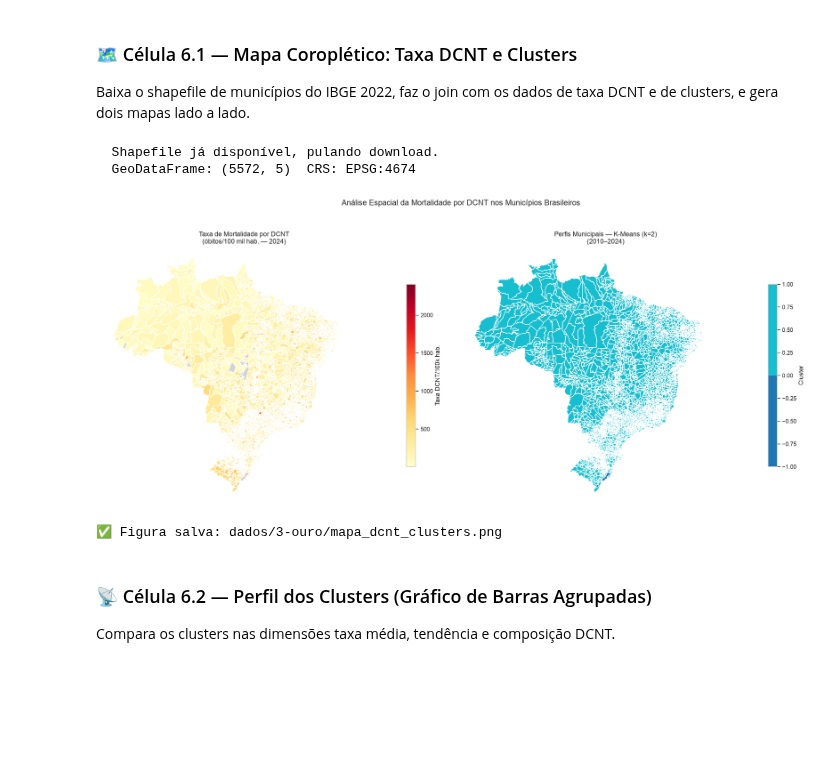
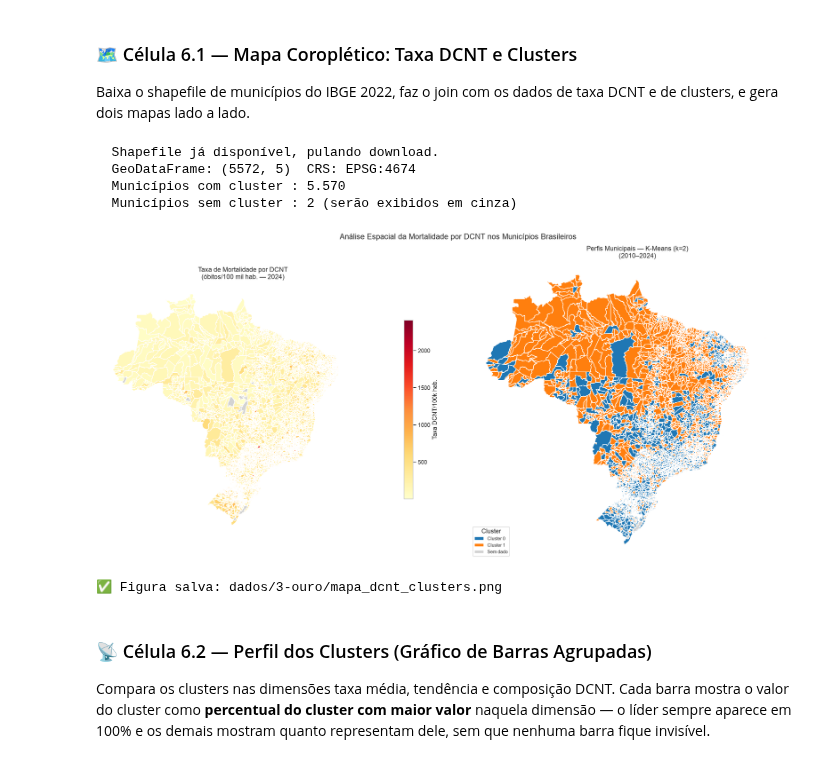
Before and after one commit to RodrigoVelez/mpti-cd_202601-projeto, a Jupyter notebook: projeto_cd_2026_01.ipynb, the cells around one changed output. Cells and saved outputs as stored; diff of their text form; code cells hidden in the pictures; blank space fills up the shorter version.

```diff
--- a/projeto_cd_2026_01.ipynb
+++ b/projeto_cd_2026_01.ipynb
@@ -2450,6 +2479,8 @@ e de clusters, e gera dois mapas lado a lado.
 import geopandas as gpd
 import zipfile, io, ssl
 from urllib.request import urlopen
+from matplotlib.patches import Patch
+from matplotlib.colors import BoundaryNorm
 
 SHAPE_DIR = Path('dados/shapefiles')
 SHAPE_DIR.mkdir(parents=True, exist_ok=True)
@@ -2459,7 +2490,6 @@ SHAPE_SHP = SHAPE_DIR / 'BR_Municipios_2022.shp'
 if not SHAPE_SHP.exists():
     print('Baixando shapefile de municípios do IBGE 2022...')
     url = 'https://geoftp.ibge.gov.br/organizacao_do_territorio/malhas_territoriais/malhas_municipais/municipio_2022/Brasil/BR/BR_Municipios_2022.zip'
-    # Contexto sem verificação de certificado — necessário no macOS/Python 3.13
     ctx = ssl.create_default_context()
     ctx.check_hostname = False
     ctx.verify_mode = ssl.CERT_NONE
@@ -2474,7 +2504,7 @@ else:
 geo = gpd.read_file(SHAPE_SHP)
 print(f'  GeoDataFrame: {geo.shape}  CRS: {geo.crs}')
 
-# ── Prepara chaves de join ─────────────────────────────────────────────────────
+# ── Prepara chaves de join ────────────────────────────────────────────────────
 # Shapefile IBGE usa CD_MUN (7 dígitos); features usa codigo_municipio (6 dígitos)
 geo['cod6'] = geo['CD_MUN'].str[:6]
 
@@ -2485,45 +2515,66 @@ geo_merged = geo.merge(taxa_2024, left_on='cod6', right_on='codigo_municipio', h
 geo_merged = geo_merged.merge(
     features[['codigo_municipio','cluster']],
     left_on='cod6', right_on='codigo_municipio', how='left', suffixes=('','_feat'))
+
+# Mantém cluster como float com NaN — o geopandas usa missing_kwds para pintar de cinza
+geo_merged['cluster_plot'] = geo_merged['cluster'].astype('float')
+
+n_sem_cluster = geo_merged['cluster_plot'].isna().sum()
+print(f'  Municípios com cluster : {br(geo_merged["cluster_plot"].notna().sum())}')
+print(f'  Municípios sem cluster : {br(n_sem_cluster)} (serão exibidos em cinza)')
+
+# ── Paleta discreta para clusters ─────────────────────────────────────────────
+CORES   = list(sns.color_palette('tab10', K_FINAL))  # mesma paleta da célula 5.3
+CMAP_C  = plt.matplotlib.colors.ListedColormap(CORES)
+bounds  = list(range(K_FINAL + 1))          # [0, 1, 2, ..., K_FINAL]
+norm    = BoundaryNorm(bounds, CMAP_C.N)
 
 # ── Plot ───────────────────────────────────────────────────────────────────────
 fig, (ax1, ax2) = plt.subplots(1, 2, figsize=(20, 9))
 
 # Mapa 1: Taxa DCNT 2024
 geo_merged.plot(
     column='taxa_dcnt_100k', ax=ax1,
     cmap='YlOrRd', legend=True,
     missing_kwds={'color': 'lightgrey', 'label': 'Sem dado'},
     legend_kwds={'label': 'Taxa DCNT/100k hab.', 'shrink': 0.6})
 ax1.set_title('Taxa de Mortalidade por DCNT\n(óbitos/100 mil hab. — 2024)', fontsize=13)
 ax1.axis('off')
 
-# Mapa 2: Clusters
-CMAP_CLUSTERS = plt.colormaps['tab10'].resampled(K_FINAL)
-geo_merged['cluster_plot'] = geo_merged['cluster'].fillna(-1).astype(int)
+# Mapa 2: Clusters (NaN → cinza via missing_kwds)
 geo_merged.plot(
     column='cluster_plot', ax=ax2,
-    cmap=CMAP_CLUSTERS,
-    legend=True,
-    missing_kwds={'color': 'lightgrey'},
-    legend_kwds={'label': 'Cluster', 'shrink': 0.6})
+    cmap=CMAP_C, norm=norm, legend=False,
+    missing_kwds={'color': 'lightgrey', 'label': 'Sem dado'})
+
+# Legenda manual com cores corretas
+legend_handles = [
+    Patch(facecolor=CORES[c], label=f'Cluster {c}')
+    for c in range(K_FINAL)
+] + [Patch(facecolor='lightgrey', label='Sem dado')]
+ax2.legend(handles=legend_handles, title='Cluster', loc='lower left', fontsize=9)
 ax2.set_title(f'Perfis Municipais — K-Means (k={K_FINAL})\n(2010–2024)', fontsize=13)
 ax2.axis('off')
 
 plt.suptitle('Análise Espacial da Mortalidade por DCNT nos Municípios Brasileiros',
              fontsize=15, y=1.01)
 plt.tight_layout()
 plt.savefig(OURO_DIR / 'mapa_dcnt_clusters.png', dpi=130, bbox_inches='tight')
 plt.show()
 print('✅ Figura salva: dados/3-ouro/mapa_dcnt_clusters.png')
 # %% [output]
   Shapefile já disponível, pulando download.
   GeoDataFrame: (5572, 5)  CRS: EPSG:4674
+  Municípios com cluster : 5.570
+  Municípios sem cluster : 2 (serão exibidos em cinza)
-[figure, old version]
+[figure, new version]
 ✅ Figura salva: dados/3-ouro/mapa_dcnt_clusters.png
 # %% [markdown]
 ### 📡 Célula 6.2 — Perfil dos Clusters (Gráfico de Barras Agrupadas)
 
 Compara os clusters nas dimensões taxa média, tendência e composição DCNT.
+Cada barra mostra o valor do cluster como **percentual do cluster com maior valor**
+naquela dimensão — o líder sempre aparece em 100% e os demais mostram
+quanto representam dele, sem que nenhuma barra fique invisível.
 # %%
 # ── Semana 4 / 6.2: Perfil Comparativo dos Clusters ──────────────────────────
```
Also changed, not shown: parts of 4 cells of this notebook, 1 other file.
